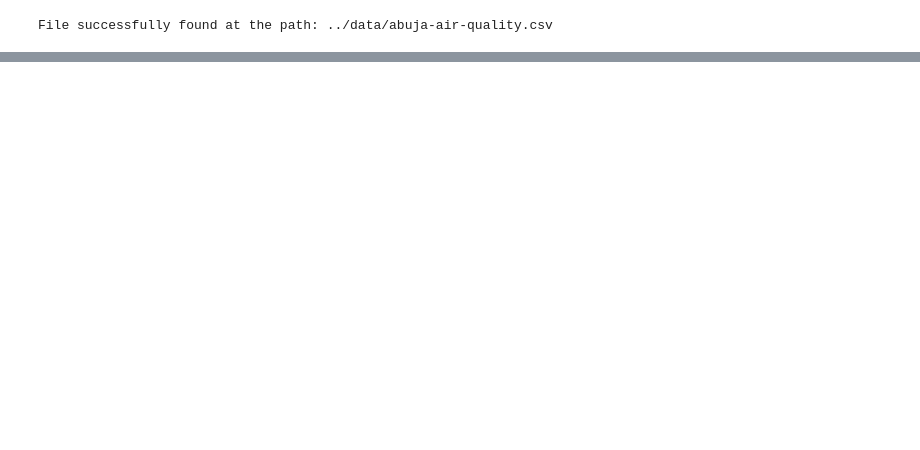
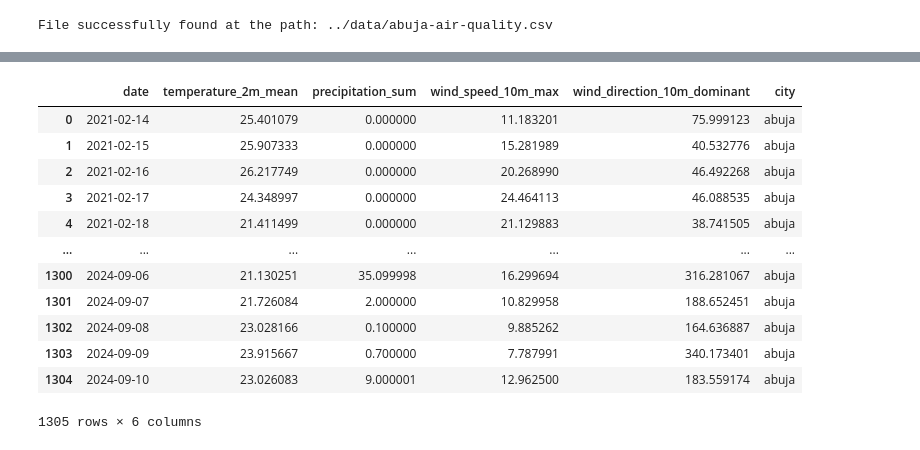
Before and after one commit to Duks31/air_quality, a Jupyter notebook: notebooks/air_quality_feature_backfill.ipynb, the cells around one changed output, grey strips where cells are left out. Saved outputs shown, nothing was run; the diff lists cells and outputs as text; code cells hidden in the pictures; blank space fills up the shorter version.

```diff
--- a/notebooks/air_quality_feature_backfill.ipynb
+++ b/notebooks/air_quality_feature_backfill.ipynb
@@ -43,0 +146,7 @@ HTTP code: 401, HTTP reason: Unauthorized, body: b'{"errorCode":320013,"errorMsg
+# %%
+earliest_aq_date = pd.Series.min(data["date"])
+earliest_aq_date = earliest_aq_date.strftime("%Y-%m-%d")
+earliest_aq_date
+
+
+weather_data = util.get_historical_weather(city, earliest_aq_date, str(today), latitude, longitude)
@@ -43,0 +298,16 @@ HTTP code: 401, HTTP reason: Unauthorized, body: b'{"errorCode":320013,"errorMsg
+# %%
+weather_data
+# %% [output]
+|  | date | temperature_2m_mean | precipitation_sum | wind_speed_10m_max | wind_direction_10m_dominant | city |
+| 0 | 2021-02-14 | 25.401079 | 0.000000 | 11.183201 | 75.999123 | abuja |
+| 1 | 2021-02-15 | 25.907333 | 0.000000 | 15.281989 | 40.532776 | abuja |
+| 2 | 2021-02-16 | 26.217749 | 0.000000 | 20.268990 | 46.492268 | abuja |
+| 3 | 2021-02-17 | 24.348997 | 0.000000 | 24.464113 | 46.088535 | abuja |
+| 4 | 2021-02-18 | 21.411499 | 0.000000 | 21.129883 | 38.741505 | abuja |
+| ... | ... | ... | ... | ... | ... | ... |
+| 1300 | 2024-09-06 | 21.130251 | 35.099998 | 16.299694 | 316.281067 | abuja |
+| 1301 | 2024-09-07 | 21.726084 | 2.000000 | 10.829958 | 188.652451 | abuja |
+| 1302 | 2024-09-08 | 23.028166 | 0.100000 | 9.885262 | 164.636887 | abuja |
+| 1303 | 2024-09-09 | 23.915667 | 0.700000 | 7.787991 | 340.173401 | abuja |
+| 1304 | 2024-09-10 | 23.026083 | 9.000001 | 12.962500 | 183.559174 | abuja |
+1305 rows × 6 columns
```
Also changed, not shown: parts of 24 cells of this notebook, 2 other files.
